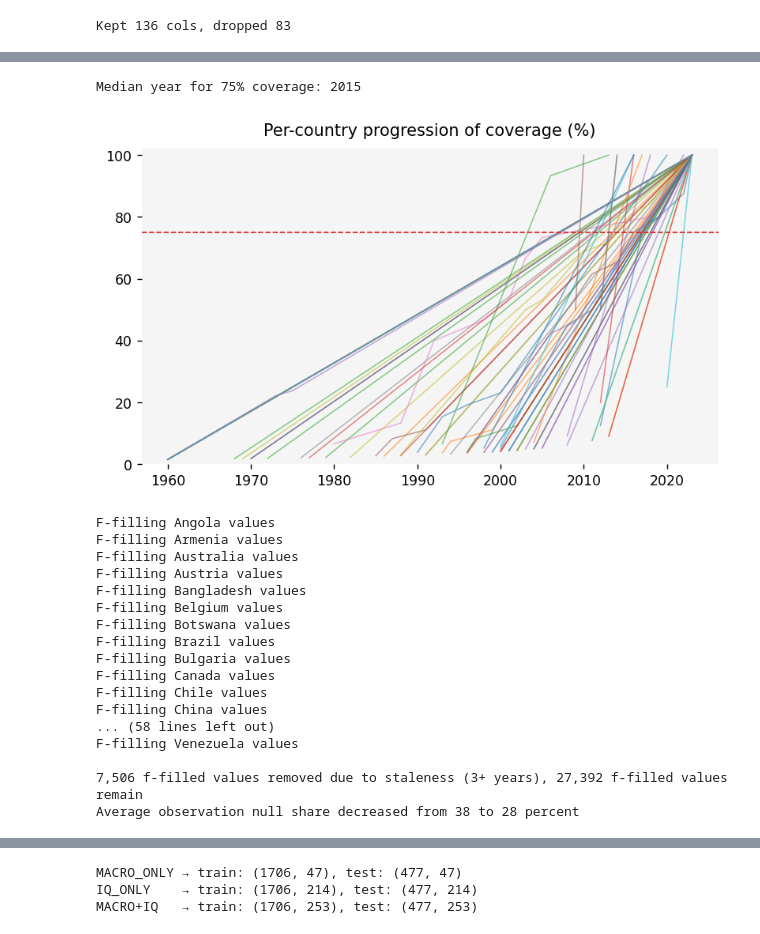
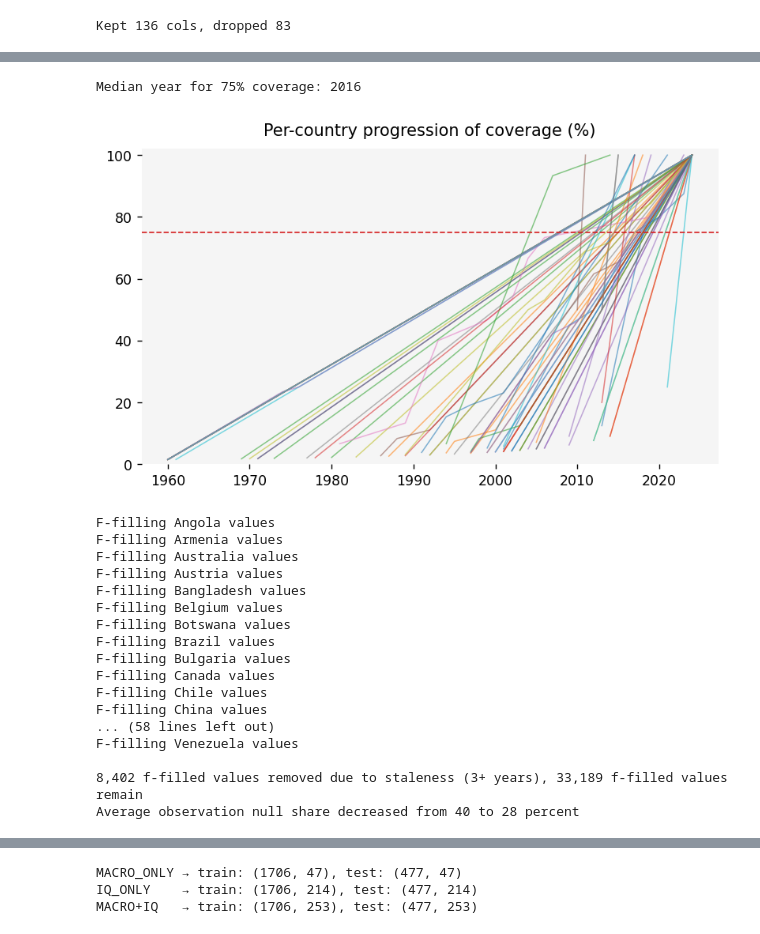
Before and after one commit to janjdarecki/instquality, a Jupyter notebook: 3. Run methods.ipynb, the cells around one changed output, grey strips where cells are left out. Drawn from its saved outputs; the diff is of its cells as text; code cells hidden in the pictures.

```diff
--- a/3. Run methods.ipynb
+++ b/3. Run methods.ipynb
@@ -47,12 +52,12 @@ Kept 136 cols, dropped 83
 
 from functions.utils import prep_target
 
-df = prep_target(df)
+df = prep_target(df, lag=False)
 # %%
 # drop obs without target var
 
 b_obs, b_cty = len(df), df["country"].nunique()
-df = df.dropna(subset=["tgt_spread_lag"]).copy().reset_index(drop=True)
+df = df.dropna(subset=["tgt_spread"]).copy().reset_index(drop=True)
 a_obs, a_cty = len(df), df["country"].nunique()
 
 print(f"Kept {a_cty} countries, dropped {b_cty - a_cty}\nKept {a_obs:,} obs, dropped {(b_obs - a_obs):,}")
@@ -71,17 +76,19 @@ Kept 2,183 obs, dropped 10,355
 # %%
 # identify split year as year when countries have c. 75% behind them
 
-dff = df.dropna(subset=["tgt_spread_lag"]).sort_values(["country", "year"])
+yname = "tgt_spread"
+
+dff = df.dropna(subset=[yname]).sort_values(["country", "year"])
 dff["cum_share"] = (dff.groupby("country").cumcount() + 1) / dff.groupby("country")["year"].transform("count")
 cross_years = dff.loc[dff["cum_share"] >= 0.75].groupby("country")["year"].min()
 print(f"Median year for 75% coverage: {int(cross_years.median())}")
 
 from functions.plot import coverage_progression
 
 coverage_progression(df)
 # %% [output]
-Median year for 75% coverage: 2015
+Median year for 75% coverage: 2016
-[figure, old version]
+[figure, new version]
 # %%
 # forward-fill
 
@@ -116,12 +123,7 @@ df_ff = df_ff.drop(columns=["nulls_init", "nulls_ffill"])
 
 # save
 
-df_ff.to_pickle("saved/df_ff.dat")
-
-# drop _f metadata cols for further processing
-
-fcols = [c for c in df_ff.columns if c.endswith("_f") and c != "fiw_f"]
-df = df_ff.drop(columns=fcols)
+df_ff.to_pickle("saved/df_f.dat")
 # %% [output]
 F-filling Angola values
 F-filling Armenia values
@@ -138,5 +140,5 @@ F-filling China values
 ... (58 lines left out)
 F-filling Venezuela values
 
-7,506 f-filled values removed due to staleness (3+ years), 27,392 f-filled values remain
-Average observation null share decreased from 38 to 28 percent
+8,402 f-filled values removed due to staleness (3+ years), 33,189 f-filled values remain
+Average observation null share decreased from 40 to 28 percent
```
Also changed, not shown: parts of 23 cells of this notebook, 3 other files.
